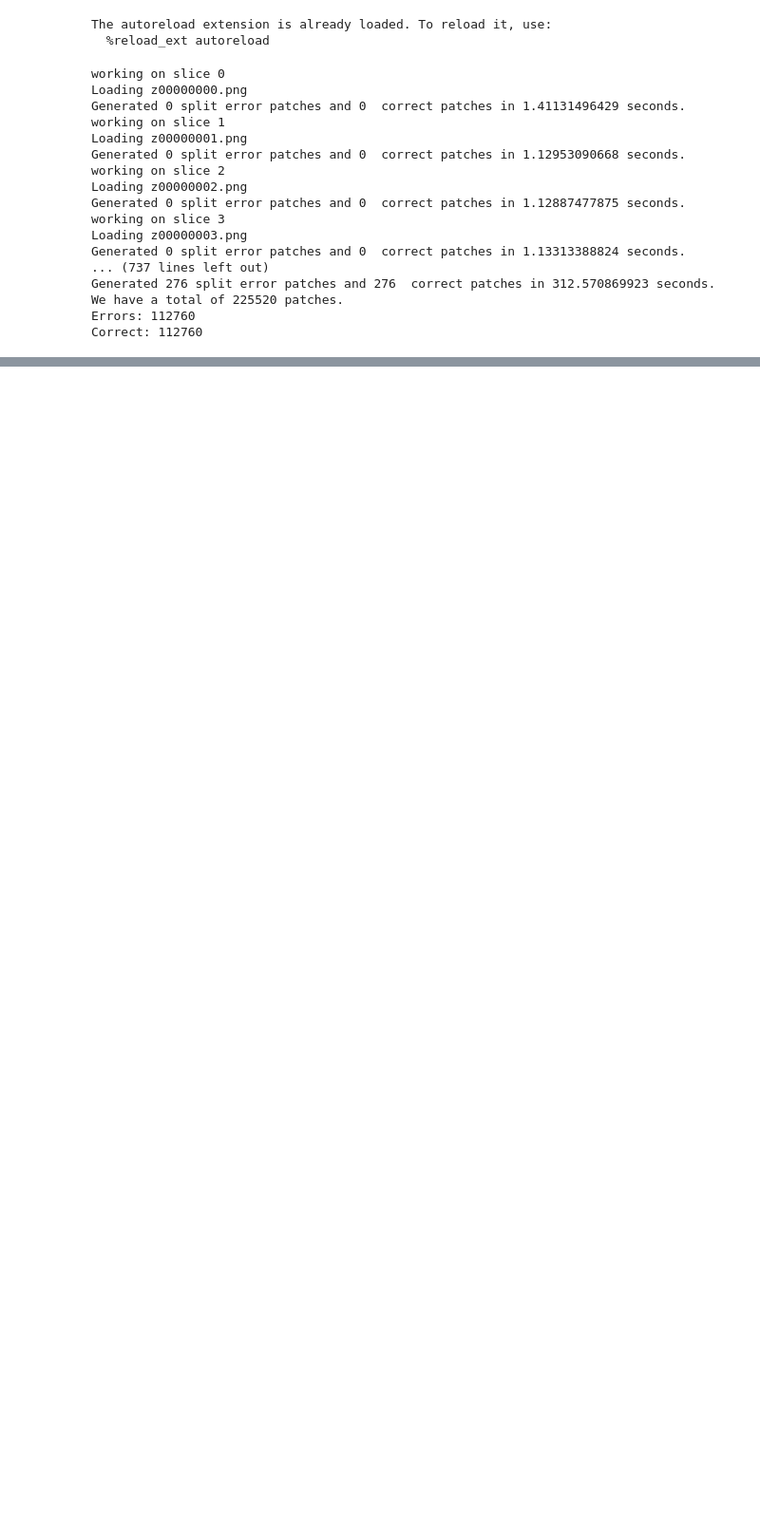
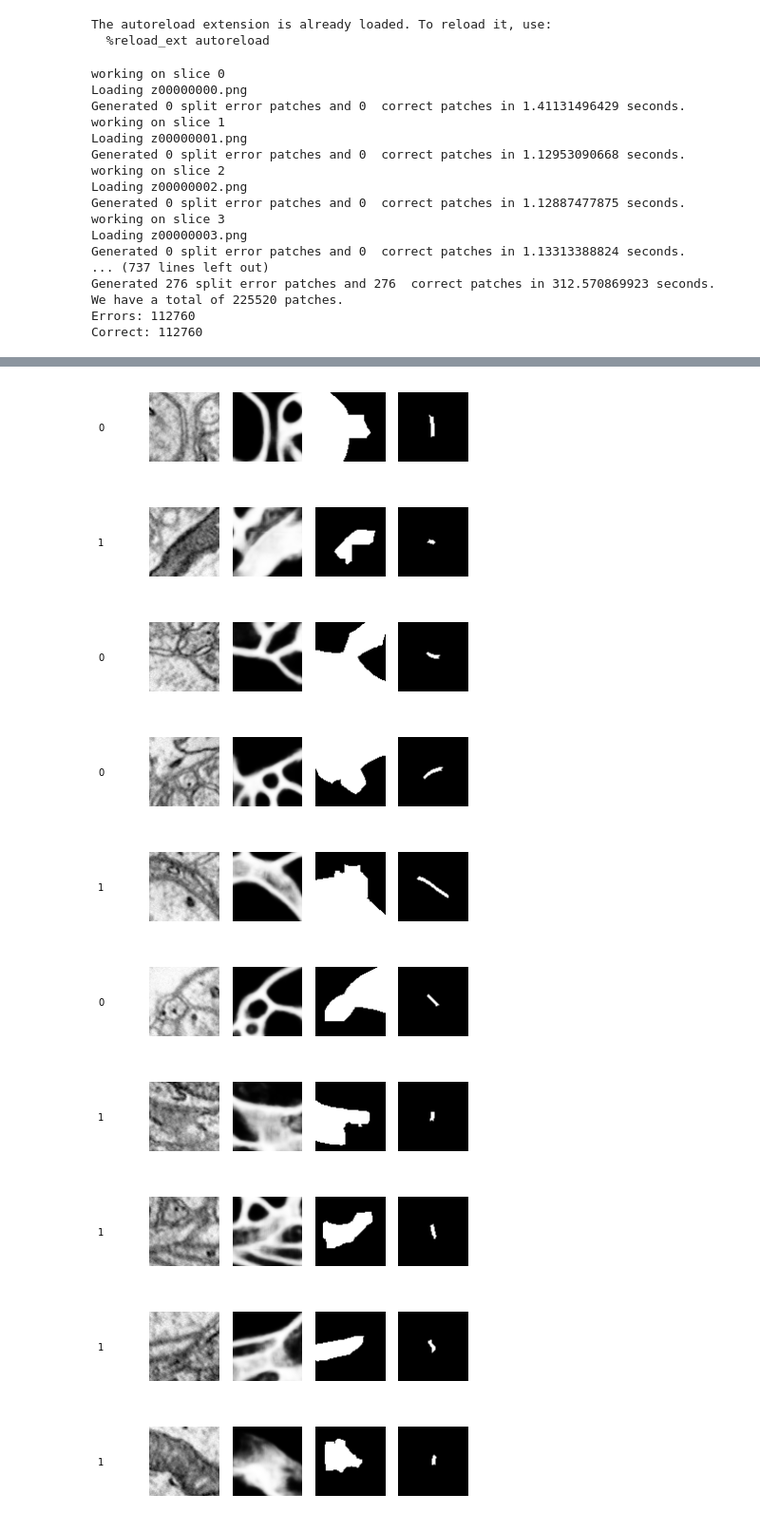
Before and after one commit to SrutiBh/mlproof, a Jupyter notebook: generate_patches_RGBA.ipynb, the cells around one changed output, grey strips where cells are left out. Shown at 95% size. Cells and saved outputs as stored; diff of their text form; code cells hidden in the pictures; blank space fills up the shorter version.

Commit message:
New view method, new CNN.

```diff
--- a/generate_patches_RGBA.ipynb
+++ b/generate_patches_RGBA.ipynb
@@ -193,0 +209,2 @@ Loading z00000200.png
+# %%
+X_train, y_train, X_test, y_test = mlp.Patch.load_rgba('cylinder2_rgba_small')
@@ -193,0 +213,14 @@ Loading z00000200.png
+# %%
+for key in range(10):
+    mlpu.Util.view_rgba(X_train[key], text=y_train[key])
+# %% [output]
+[figure, added]
+[figure, added]
+[figure, added]
+[figure, added]
+[figure, added]
+[figure, added]
+[figure, added]
+[figure, added]
+[figure, added]
+[figure, added]
```
Also changed, not shown: parts of 3 cells of this notebook, 3 other files.
